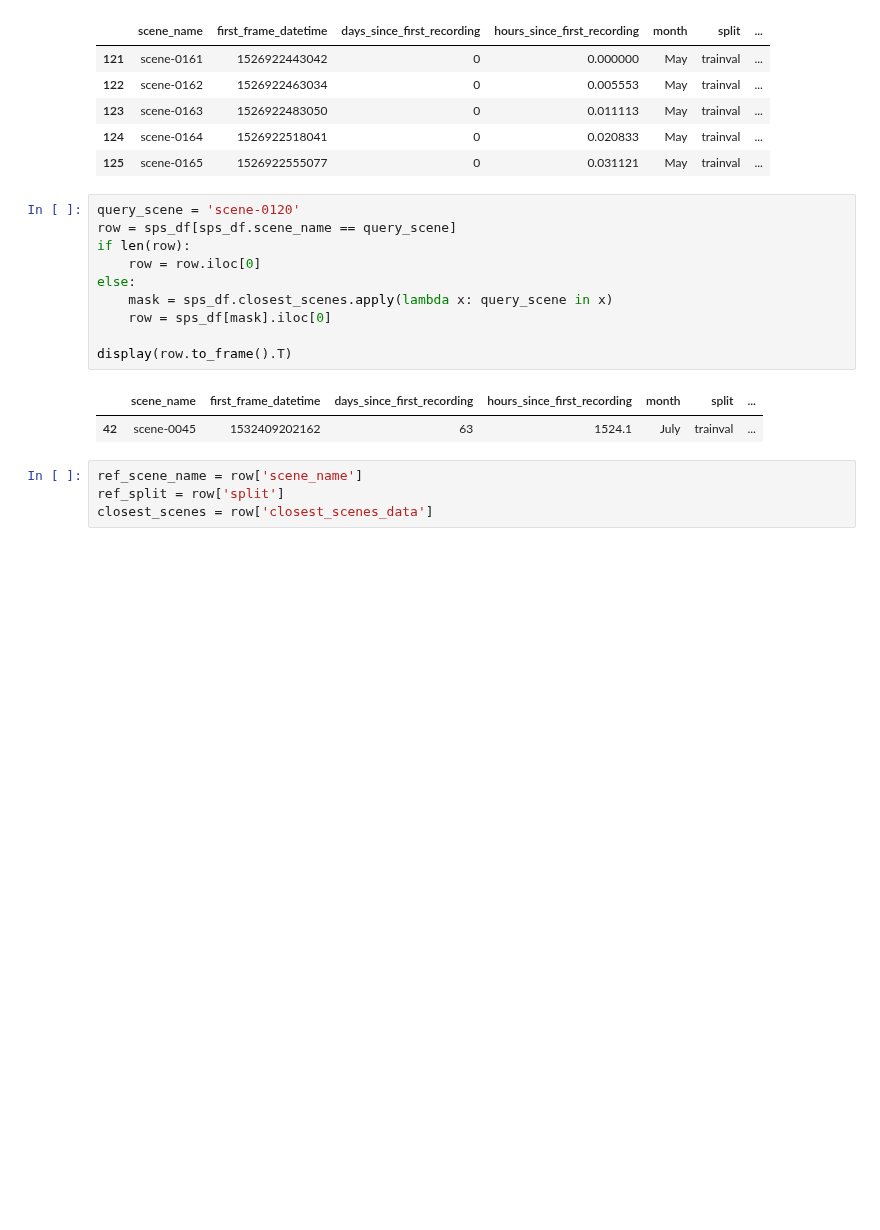
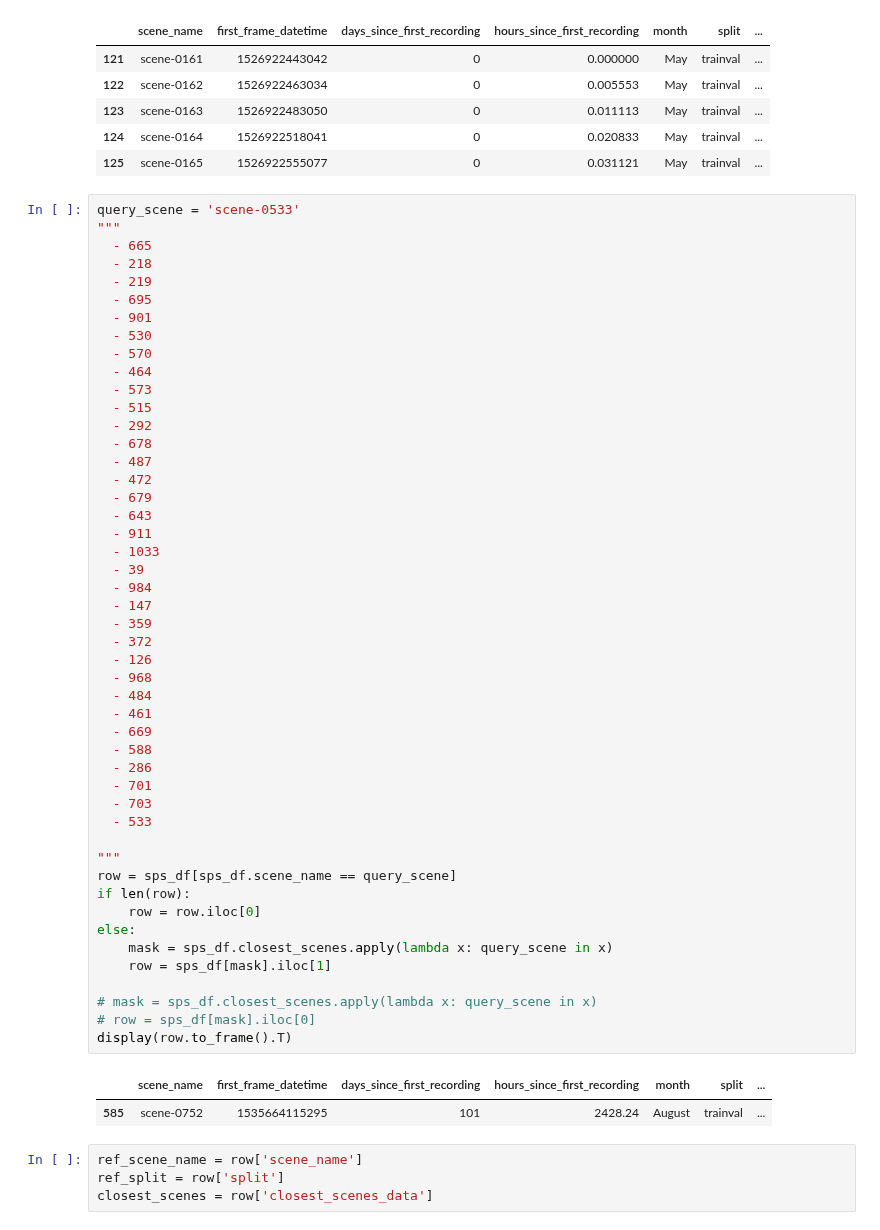
Before and after one commit to umairkhawaja/radar_auto_labeler, a Jupyter notebook: notebooks/test_pipeline.ipynb, the cells around one changed output. Saved outputs shown, nothing was run; the diff lists cells and outputs as text; blank space fills up the shorter version.

```diff
--- a/notebooks/test_pipeline.ipynb
+++ b/notebooks/test_pipeline.ipynb
@@ -72,18 +72,56 @@ sps_df.head()
 | 124 | scene-0164 | 1526922518041 | 0 | 0.020833 | May | trainval | ... |
 | 125 | scene-0165 | 1526922555077 | 0 | 0.031121 | May | trainval | ... |
 # %%
-query_scene = 'scene-0120'
+query_scene = 'scene-0533'
+"""
+  - 665
+  - 218
+  - 219
+  - 695
+  - 901
+  - 530
+  - 570
+  - 464
+  - 573
+  - 515
+  - 292
+  - 678
+  - 487
+  - 472
+  - 679
+  - 643
+  - 911
+  - 1033
+  - 39
+  - 984
+  - 147
+  - 359
+  - 372
+  - 126
+  - 968
+  - 484
+  - 461
+  - 669
+  - 588
+  - 286
+  - 701
+  - 703
+  - 533
+
+"""
 row = sps_df[sps_df.scene_name == query_scene]
 if len(row):
     row = row.iloc[0]
 else:
     mask = sps_df.closest_scenes.apply(lambda x: query_scene in x)
-    row = sps_df[mask].iloc[0]
+    row = sps_df[mask].iloc[1]
 
+# mask = sps_df.closest_scenes.apply(lambda x: query_scene in x)
+# row = sps_df[mask].iloc[0]
 display(row.to_frame().T)
 # %% [output]
 |  | scene_name | first_frame_datetime | days_since_first_recording | hours_since_first_recording | month | split | ... |
-| 42 | scene-0045 | 1532409202162 | 63 | 1524.1 | July | trainval | ... |
+| 585 | scene-0752 | 1535664115295 | 101 | 2428.24 | August | trainval | ... |
 # %%
 ref_scene_name = row['scene_name']
 ref_split = row['split']
```
Also changed, not shown: 2 other files.
